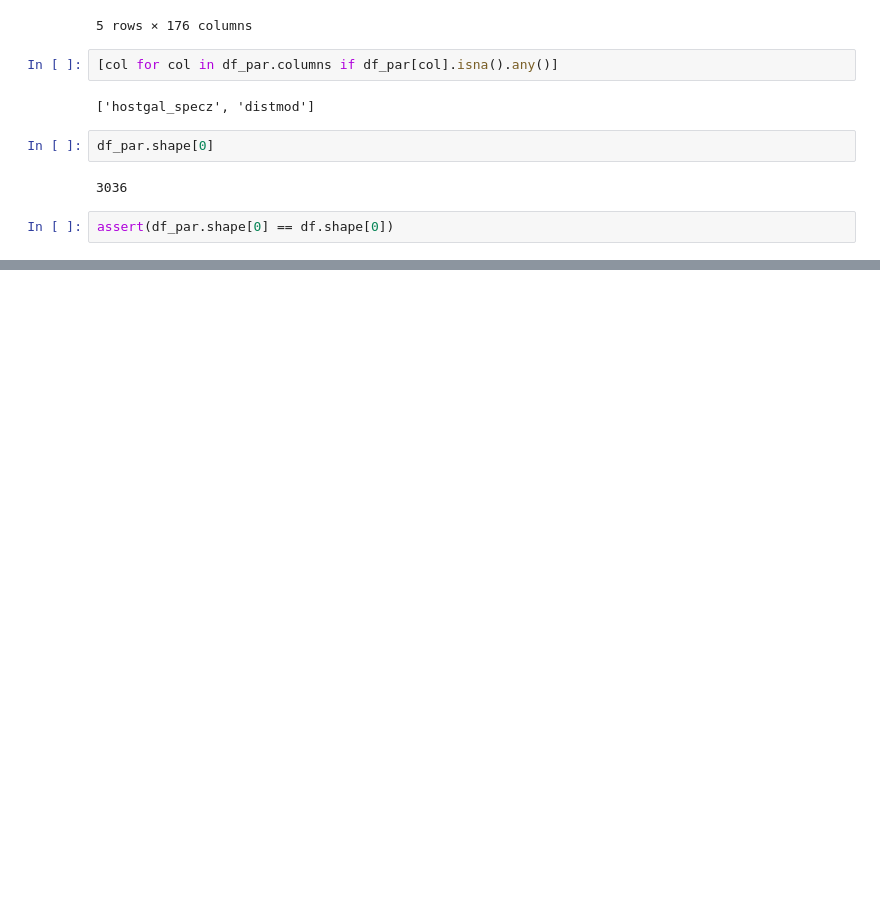
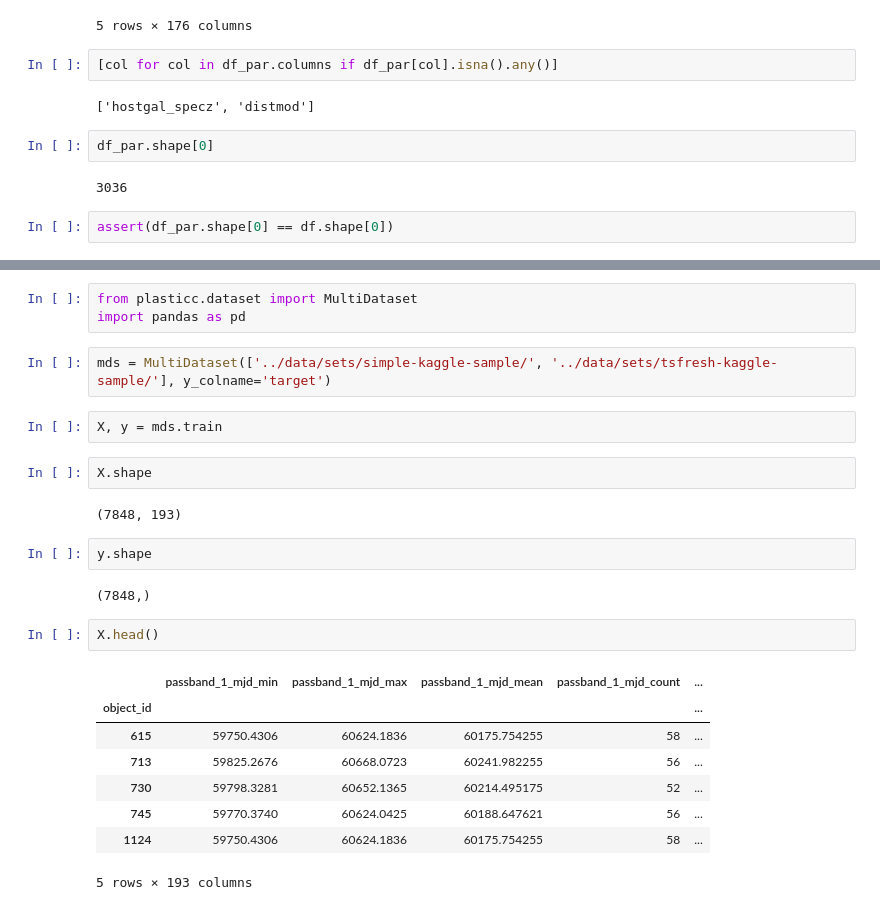
Before and after one commit to kowaalczyk/astronomical-classification, a Jupyter notebook: notebooks/Dataset-Development.ipynb, the cells around one changed output, grey strips where cells are left out. Saved outputs shown, nothing was run; the diff lists cells and outputs as text; blank space fills up the shorter version.

Commit message:
Add MultiDataset class - reading multiple folders, cleaning data with custom strategies. See example in notebook.

```diff
--- a/notebooks/Dataset-Development.ipynb
+++ b/notebooks/Dataset-Development.ipynb
@@ -190,0 +165,26 @@ Developing dataset that merges features from 2 other sets (without unnecessary d
+# %%
+from plasticc.dataset import MultiDataset
+import pandas as pd
+# %%
+mds = MultiDataset(['../data/sets/simple-kaggle-sample/', '../data/sets/tsfresh-kaggle-sample/'], y_colname='target')
+# %%
+X, y = mds.train
+# %%
+X.shape
+# %% [output]
+(7848, 193)
+# %%
+y.shape
+# %% [output]
+(7848,)
+# %%
+X.head()
+# %% [output]
+|  | passband_1_mjd_min | passband_1_mjd_max | passband_1_mjd_mean | passband_1_mjd_count | ... |
+| object_id |  |  |  |  | ... |
+| 615 | 59750.4306 | 60624.1836 | 60175.754255 | 58 | ... |
+| 713 | 59825.2676 | 60668.0723 | 60241.982255 | 56 | ... |
+| 730 | 59798.3281 | 60652.1365 | 60214.495175 | 52 | ... |
+| 745 | 59770.3740 | 60624.0425 | 60188.647621 | 56 | ... |
+| 1124 | 59750.4306 | 60624.1836 | 60175.754255 | 58 | ... |
+5 rows × 193 columns
```
Also changed, not shown: parts of 20 cells of this notebook, 2 other files.
